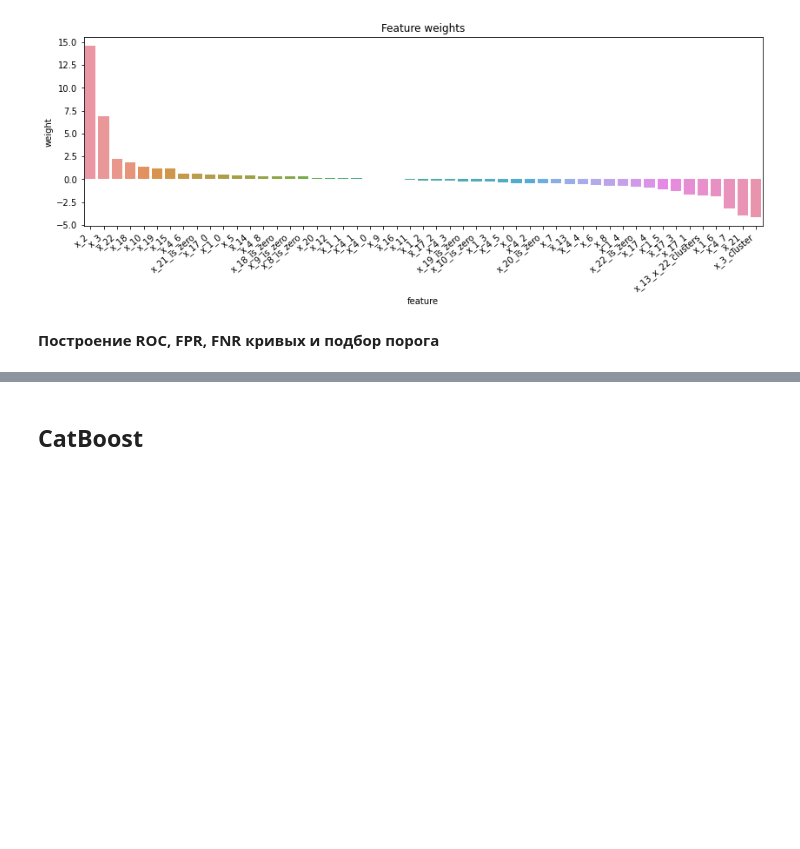
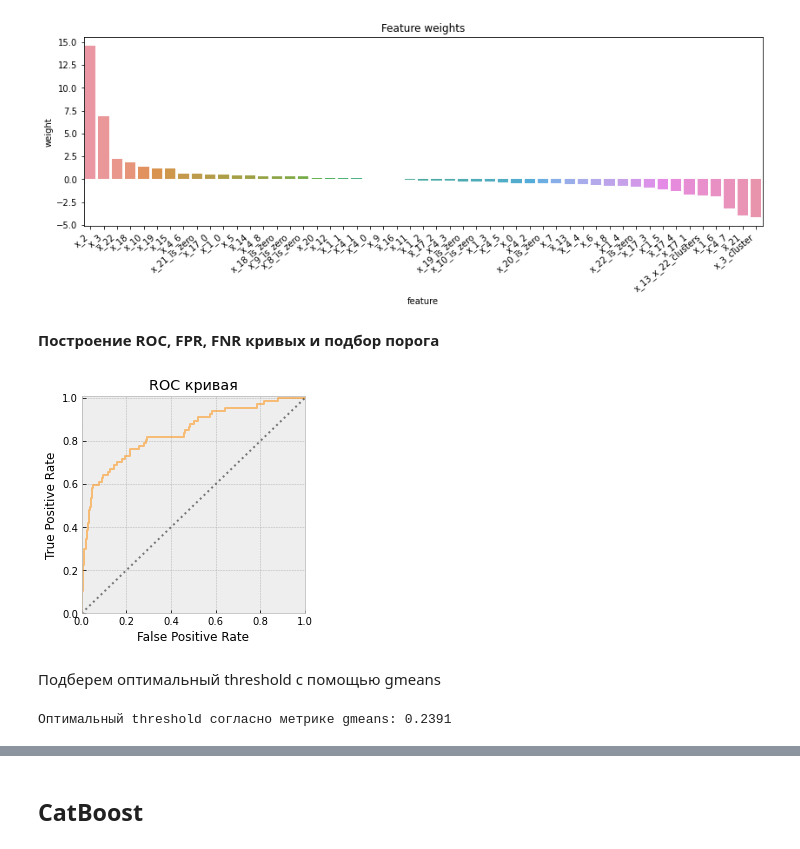
Before and after one commit to JosephFrancisTribbiani/ds, a Jupyter notebook: Interviews/bcc.kz_-_data_scientist/scoring_model.ipynb, the cells around one changed output, grey strips where cells are left out. Drawn from its saved outputs; the diff is of its cells as text; code cells hidden in the pictures; blank space fills up the shorter version.

```diff
--- a/Interviews/bcc.kz_-_data_scientist/scoring_model.ipynb
+++ b/Interviews/bcc.kz_-_data_scientist/scoring_model.ipynb
@@ -558,3 +558,27 @@ fig.show()
 **Построение ROC, FPR, FNR кривых и подбор порога**
 # %%
 (fpr, tpr, thresholds) = roc_curve(y_eval, y_hat_eval_proba[:, 1])
+# %%
+with plt.style.context('bmh'):
+    fig, ax = plt.subplots(figsize=(4, 4))
+    ax.plot(fpr, tpr, color='darkorange', lw=2, alpha=0.5)
+    ax.plot([0, 1], [0, 1], color='black', lw=2, linestyle=':', alpha=0.5)
+
+    ax.set_xlim([0.0, 1.0])
+    ax.set_ylim([0.0, 1.01])
+    ax.grid(True)
+    ax.set_xlabel('False Positive Rate')
+    ax.set_ylabel('True Positive Rate')
+    ax.set_title('ROC кривая')
+    fig.show()
+# %% [output]
+[figure, added]
+# %% [markdown]
+Подберем оптимальный threshold с помощью gmeans
+# %%
+gmeans = np.sqrt(tpr * (1 - fpr))
+thold_idx = np.argmax(gmeans)
+best_thold = thresholds[thold_idx]
+print('Оптимальный threshold согласно метрике gmeans: {:.4f}'.format(best_thold))
+# %% [output]
+Оптимальный threshold согласно метрике gmeans: 0.2391
```
Also changed, not shown: parts of 3 cells of this notebook.
